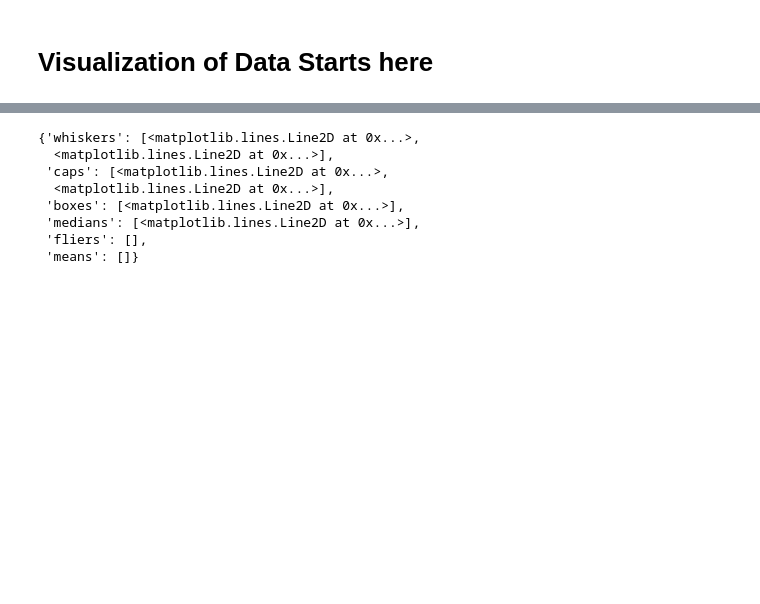
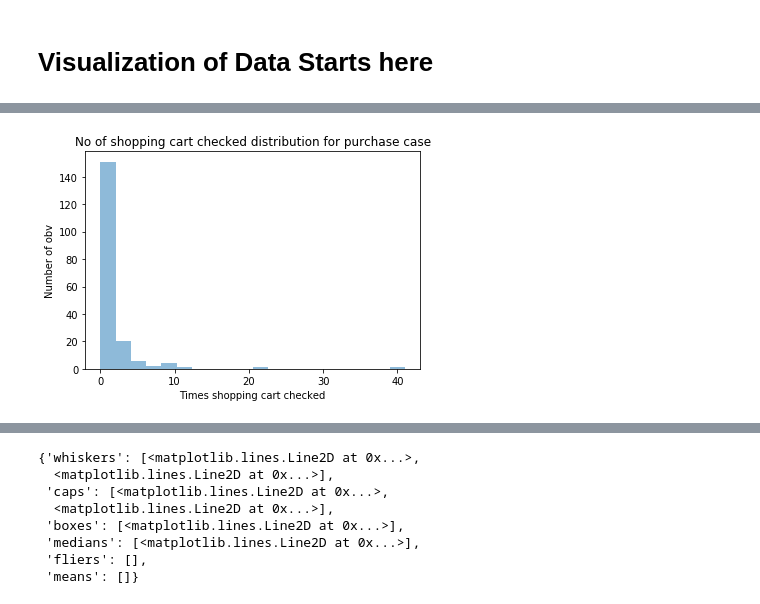
Before and after one commit to rmg2/UW-DataScience-Clickstream, a Jupyter notebook: Data_Viz_Statistical_Analysis.ipynb, the cells around one changed output, grey strips where cells are left out. Cells and saved outputs as stored; diff of their text form; code cells hidden in the pictures; blank space fills up the shorter version.

```diff
--- a/Data_Viz_Statistical_Analysis.ipynb
+++ b/Data_Viz_Statistical_Analysis.ipynb
@@ -125,0 +114,10 @@ plt.show()
+# %%
+#Histogram of times check shopping cart for purchase
+num_bins = 20
+plt.hist(csdf_p[:, 7], num_bins, alpha=0.5)
+plt.xlabel("Times shopping cart checked")
+plt.ylabel("Number of obv")
+plt.title("No of shopping cart checked distribution for purchase case")
+plt.show()
+# %% [output]
+[figure, added]
```
Also changed, not shown: parts of 16 cells of this notebook.
